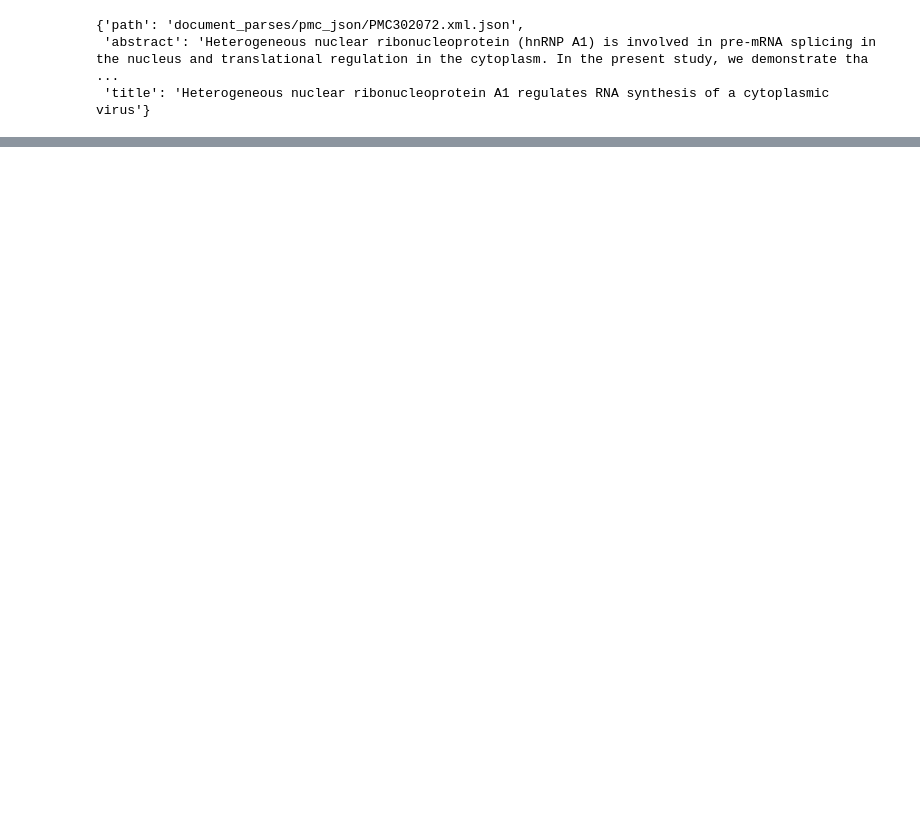
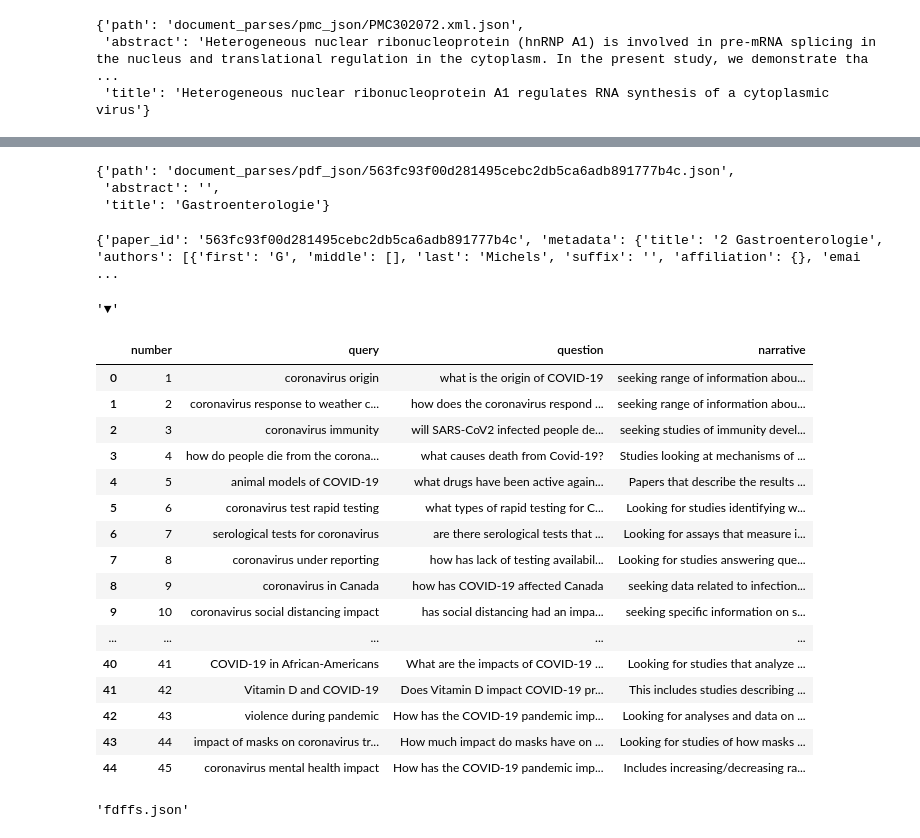
Before and after one commit to vpatavee/trec-covid-ir, a Jupyter notebook: main.ipynb, the cells around one changed output, grey strips where cells are left out. Drawn from its saved outputs; the diff is of its cells as text; code cells hidden in the pictures; blank space fills up the shorter version.

```diff
--- a/main.ipynb
+++ b/main.ipynb
@@ -75,0 +67,41 @@ path_to_document_parses
+# %%
+metadata_dict["gik72j1y"]
+# %% [output]
+{'path': 'document_parses/pdf_json/563fc93f00d281495cebc2db5ca6adb891777b4c.json',
+ 'abstract': '',
+ 'title': 'Gastroenterologie'}
+# %%
+import json
+with open(path_to_data + "document_parses/pdf_json/563fc93f00d281495cebc2db5ca6adb891777b4c.json", "r" ) as f:
+    doc = json.load(f)
+    print(doc)
+
+text = "".join([body["text"].strip() for body in doc["body_text"]]).strip()
+# %% [output]
+{'paper_id': '563fc93f00d281495cebc2db5ca6adb891777b4c', 'metadata': {'title': '2 Gastroenterologie', 'authors': [{'first': 'G', 'middle': [], 'last': 'Michels', 'suffix': '', 'affiliation': {}, 'emai ...
+# %%
+text
+# %% [output]
+'▼'
+# %%
+df = read_topics_set_to_df("topics-rnd4.xml")
+# %%
+df
+# %% [output]
+|  | number | query | question | narrative |
+| 0 | 1 | coronavirus origin | what is the origin of COVID-19 | seeking range of information abou... |
+| 1 | 2 | coronavirus response to weather c... | how does the coronavirus respond ... | seeking range of information abou... |
+| 2 | 3 | coronavirus immunity | will SARS-CoV2 infected people de... | seeking studies of immunity devel... |
+| 3 | 4 | how do people die from the corona... | what causes death from Covid-19? | Studies looking at mechanisms of ... |
+| 4 | 5 | animal models of COVID-19 | what drugs have been active again... | Papers that describe the results ... |
+| 5 | 6 | coronavirus test rapid testing | what types of rapid testing for C... | Looking for studies identifying w... |
+| 6 | 7 | serological tests for coronavirus | are there serological tests that ... | Looking for assays that measure i... |
+| 7 | 8 | coronavirus under reporting | how has lack of testing availabil... | Looking for studies answering que... |
+| 8 | 9 | coronavirus in Canada | how has COVID-19 affected Canada | seeking data related to infection... |
+| 9 | 10 | coronavirus social distancing impact | has social distancing had an impa... | seeking specific information on s... |
+| ... | ... | ... | ... | ... |
+| 40 | 41 | COVID-19 in African-Americans | What are the impacts of COVID-19 ... | Looking for studies that analyze ... |
+| 41 | 42 | Vitamin D and COVID-19 | Does Vitamin D impact COVID-19 pr... | This includes studies describing ... |
+| 42 | 43 | violence during pandemic | How has the COVID-19 pandemic imp... | Looking for analyses and data on ... |
+| 43 | 44 | impact of masks on coronavirus tr... | How much impact do masks have on ... | Looking for studies of how masks ... |
+| 44 | 45 | coronavirus mental health impact | How has the COVID-19 pandemic imp... | Includes increasing/decreasing ra... |
@@ -75,0 +117,4 @@ path_to_document_parses
+# %%
+"fdffs.csv".replace("csv", "json")
+# %% [output]
+'fdffs.json'
```
Also changed, not shown: parts of 8 cells of this notebook, 8 other files.
